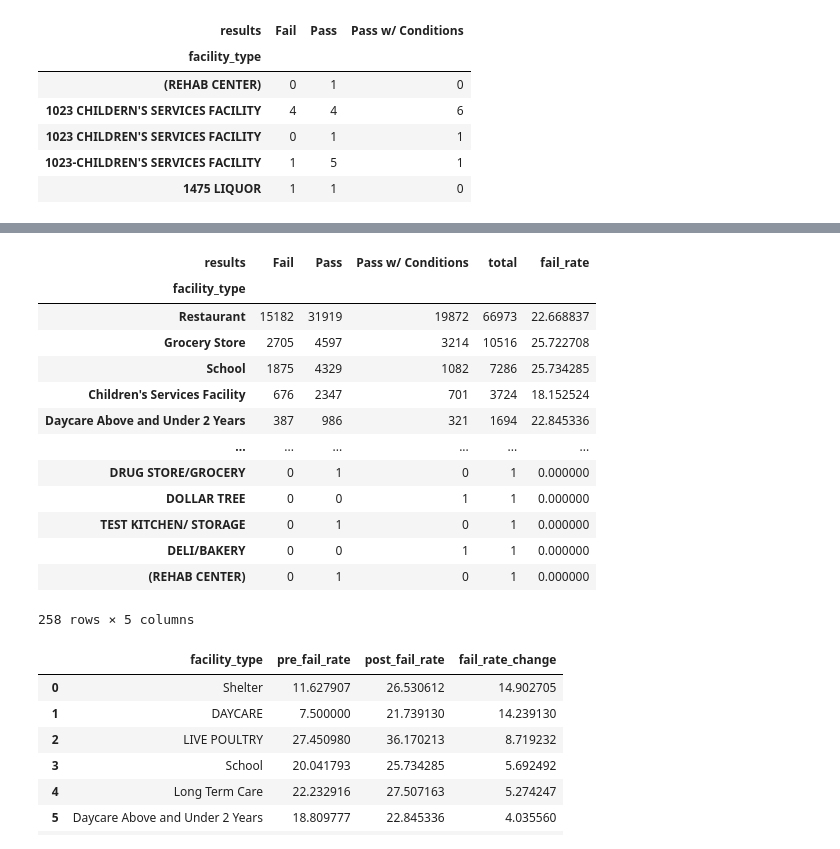
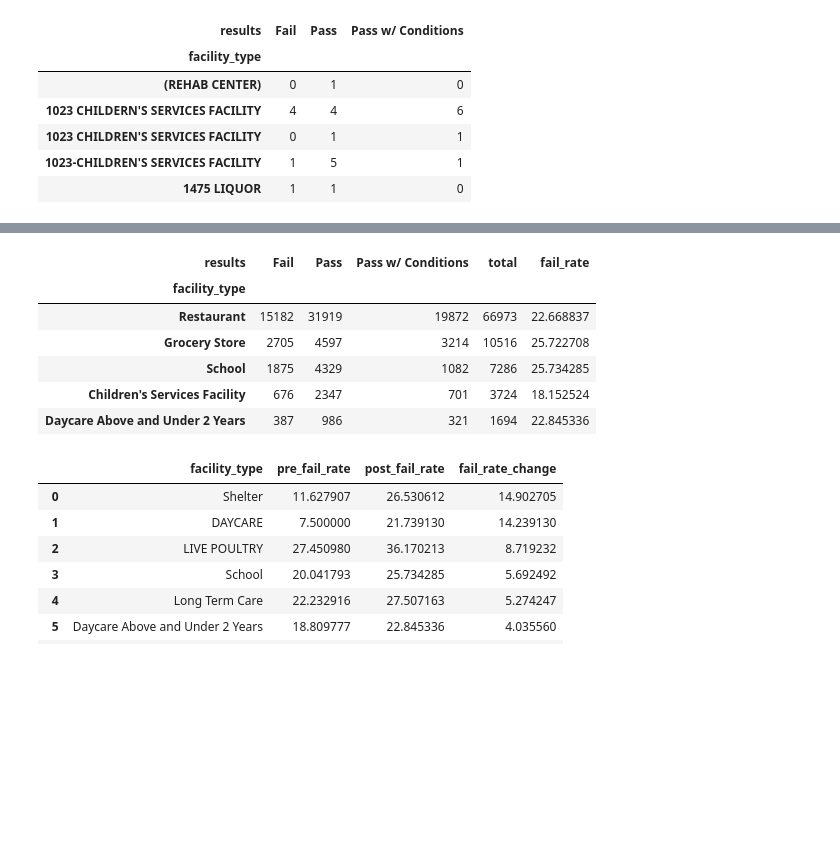
Before and after one commit to Mash2488/Chicago-Food-Inspections, a Jupyter notebook: Food_Inspection_EDA.ipynb, the cells around one changed output, grey strips where cells are left out. Drawn from its saved outputs; the diff is of its cells as text; code cells hidden in the pictures; blank space fills up the shorter version.

```diff
--- a/Food_Inspection_EDA.ipynb
+++ b/Food_Inspection_EDA.ipynb
@@ -506,20 +499,13 @@ pre_grouped.sort_values('total', ascending = False)
 # %%
-post_grouped.sort_values('total', ascending = False)
+post_grouped.sort_values('total', ascending = False).head()
 # %% [output]
 | results | Fail | Pass | Pass w/ Conditions | total | fail_rate |
 | facility_type |  |  |  |  |  |
 | Restaurant | 15182 | 31919 | 19872 | 66973 | 22.668837 |
 | Grocery Store | 2705 | 4597 | 3214 | 10516 | 25.722708 |
 | School | 1875 | 4329 | 1082 | 7286 | 25.734285 |
 | Children's Services Facility | 676 | 2347 | 701 | 3724 | 18.152524 |
 | Daycare Above and Under 2 Years | 387 | 986 | 321 | 1694 | 22.845336 |
-| ... | ... | ... | ... | ... | ... |
-| DRUG STORE/GROCERY | 0 | 1 | 0 | 1 | 0.000000 |
-| DOLLAR TREE | 0 | 0 | 1 | 1 | 0.000000 |
-| TEST KITCHEN/ STORAGE | 0 | 1 | 0 | 1 | 0.000000 |
-| DELI/BAKERY | 0 | 0 | 1 | 1 | 0.000000 |
-| (REHAB CENTER) | 0 | 1 | 0 | 1 | 0.000000 |
-258 rows × 5 columns
 # %%
 # Step 1: Filter to facility types with at least 20 inspections in both timeframes
 filtered_split = pre_grouped[pre_grouped['total'] >= 20].index.intersection(
```
Also changed, not shown: parts of 4 cells of this notebook, 5 other files.
